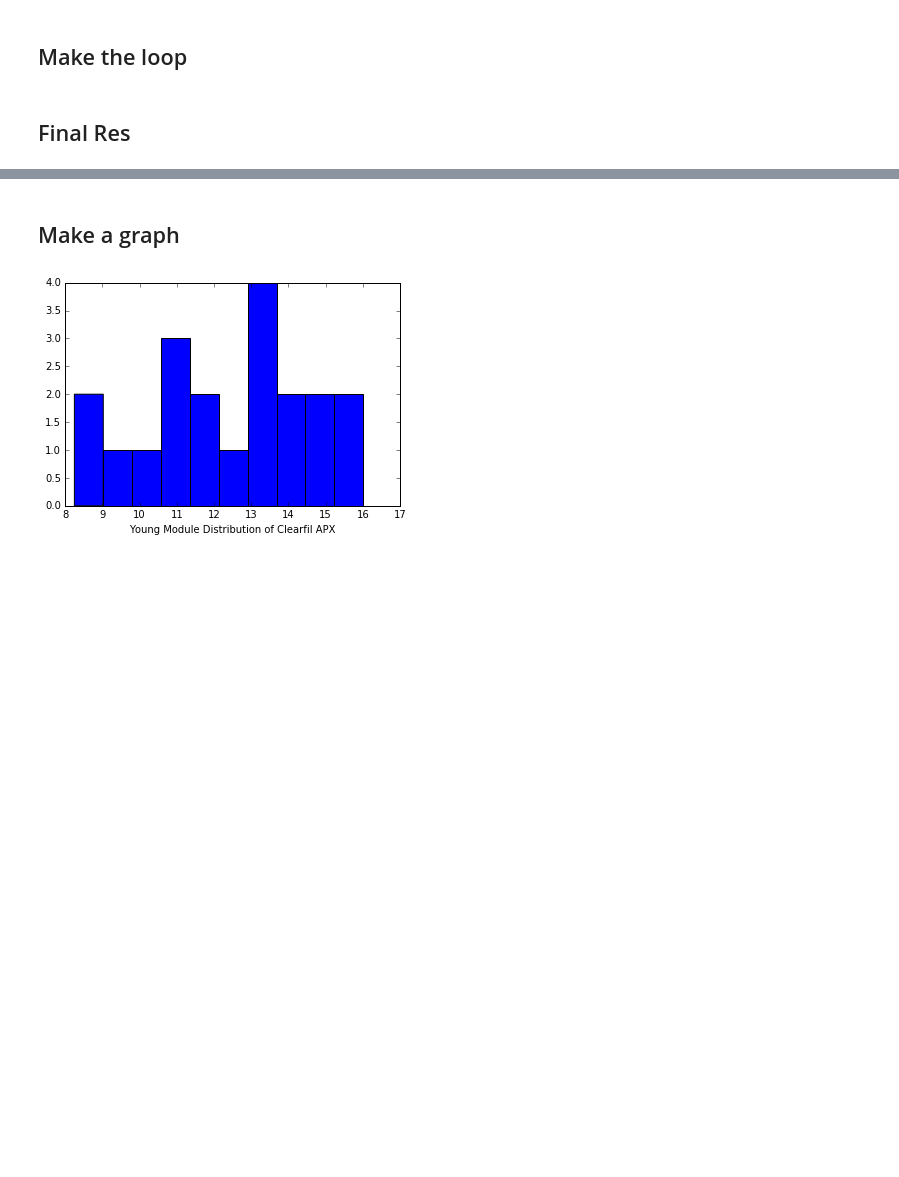
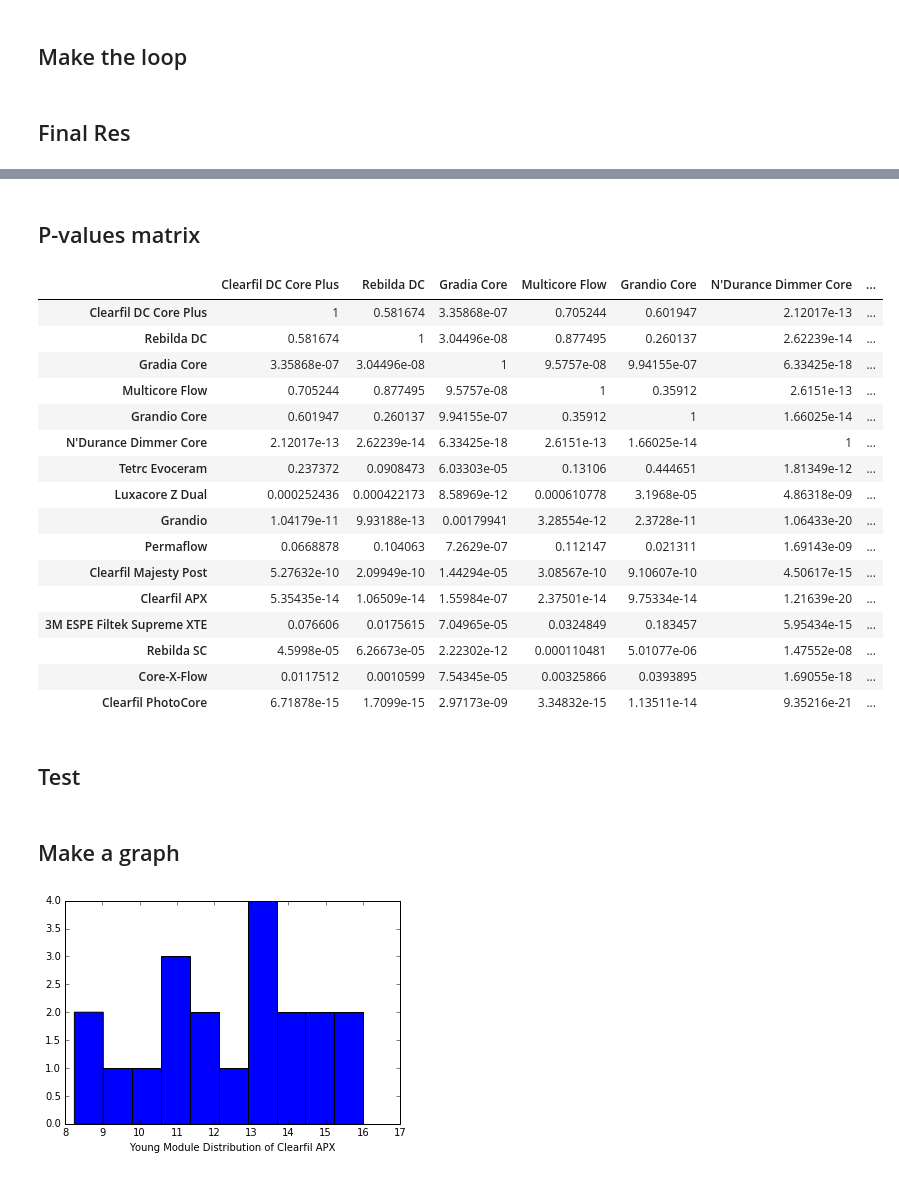
Before and after one commit to RomainBui/ThesisAdrien, a Jupyter notebook: main.ipynb, the cells around one changed output, grey strips where cells are left out. Cells and saved outputs as stored; diff of their text form; code cells hidden in the pictures; blank space fills up the shorter version.

```diff
--- a/main.ipynb
+++ b/main.ipynb
@@ -111,0 +216,10 @@ final_res
+# %% [markdown]
+## P-values matrix
+# %%
+pval_matrix = pd.DataFrame(index = set(Material), columns = set(Material))
+# %%
+for m1 in set(Material):
+    for m2 in set(Material):
+        val_1 = final_res.loc[(final_res.Material == m1) & (~final_res.loc[:, 'Young Module'].isnull()), 'Young Module']
+        val_2 = final_res.loc[(final_res.Material == m2) & (~final_res.loc[:, 'Young Module'].isnull()), 'Young Module']
+        pval_matrix.loc[m1,m2] = scipy.stats.ttest_ind(val_1,  val_2).pvalue
@@ -112,3 +228,25 @@ final_res
+# %%
+pval_matrix
+# %% [output]
+|  | Clearfil DC Core Plus | Rebilda DC | Gradia Core | Multicore Flow | Grandio Core | N'Durance Dimmer Core | ... |
+| Clearfil DC Core Plus | 1 | 0.581674 | 3.35868e-07 | 0.705244 | 0.601947 | 2.12017e-13 | ... |
+| Rebilda DC | 0.581674 | 1 | 3.04496e-08 | 0.877495 | 0.260137 | 2.62239e-14 | ... |
+| Gradia Core | 3.35868e-07 | 3.04496e-08 | 1 | 9.5757e-08 | 9.94155e-07 | 6.33425e-18 | ... |
+| Multicore Flow | 0.705244 | 0.877495 | 9.5757e-08 | 1 | 0.35912 | 2.6151e-13 | ... |
+| Grandio Core | 0.601947 | 0.260137 | 9.94155e-07 | 0.35912 | 1 | 1.66025e-14 | ... |
+| N'Durance Dimmer Core | 2.12017e-13 | 2.62239e-14 | 6.33425e-18 | 2.6151e-13 | 1.66025e-14 | 1 | ... |
+| Tetrc Evoceram | 0.237372 | 0.0908473 | 6.03303e-05 | 0.13106 | 0.444651 | 1.81349e-12 | ... |
+| Luxacore Z Dual | 0.000252436 | 0.000422173 | 8.58969e-12 | 0.000610778 | 3.1968e-05 | 4.86318e-09 | ... |
+| Grandio | 1.04179e-11 | 9.93188e-13 | 0.00179941 | 3.28554e-12 | 2.3728e-11 | 1.06433e-20 | ... |
+| Permaflow | 0.0668878 | 0.104063 | 7.2629e-07 | 0.112147 | 0.021311 | 1.69143e-09 | ... |
+| Clearfil Majesty Post | 5.27632e-10 | 2.09949e-10 | 1.44294e-05 | 3.08567e-10 | 9.10607e-10 | 4.50617e-15 | ... |
+| Clearfil APX | 5.35435e-14 | 1.06509e-14 | 1.55984e-07 | 2.37501e-14 | 9.75334e-14 | 1.21639e-20 | ... |
+| 3M ESPE Filtek Supreme XTE | 0.076606 | 0.0175615 | 7.04965e-05 | 0.0324849 | 0.183457 | 5.95434e-15 | ... |
+| Rebilda SC | 4.5998e-05 | 6.26673e-05 | 2.22302e-12 | 0.000110481 | 5.01077e-06 | 1.47552e-08 | ... |
+| Core-X-Flow | 0.0117512 | 0.0010599 | 7.54345e-05 | 0.00325866 | 0.0393895 | 1.69055e-18 | ... |
+| Clearfil PhotoCore | 6.71878e-15 | 1.7099e-15 | 2.97173e-09 | 3.34832e-15 | 1.13511e-14 | 9.35216e-21 | ... |
+# %% [markdown]
+## Test
 # %% [markdown]
 ## Make a graph
 # %%
```
Also changed, not shown: parts of 13 cells of this notebook, 4 other files.
